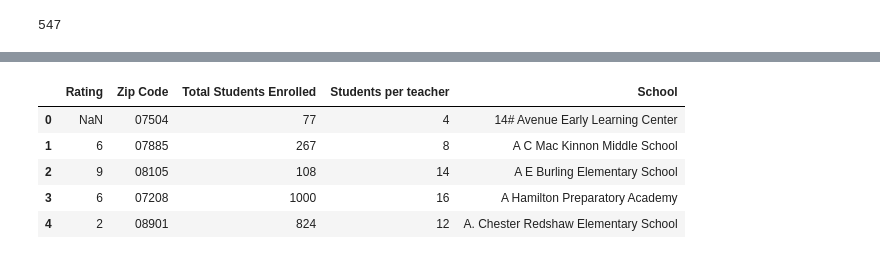
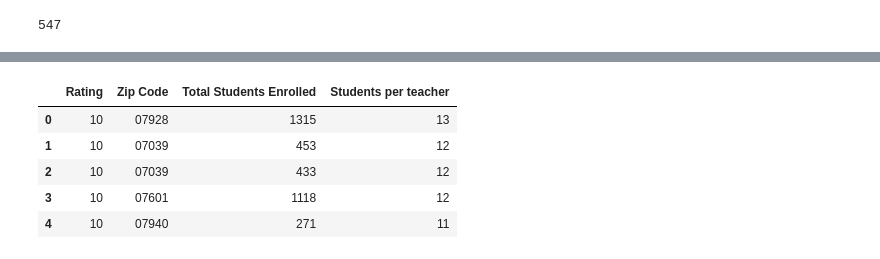
Before and after one commit to tlochan/ProjectOne, a Jupyter notebook: Data Cleaning.ipynb, the cells around one changed output, grey strips where cells are left out. Cells and saved outputs as stored; diff of their text form; code cells hidden in the pictures.

```diff
--- a/Data Cleaning.ipynb
+++ b/Data Cleaning.ipynb
@@ -74,13 +50,19 @@ Name: Rating, dtype: object
-# %%
-
-greatDf.head()
-# %% [output]
-|  | Rating | Zip Code | Total Students Enrolled | Students per teacher | School |
-| 0 | NaN | 07504 | 77 | 4 | 14# Avenue Early Learning Center |
-| 1 | 6 | 07885 | 267 | 8 | A C Mac Kinnon Middle School |
-| 2 | 9 | 08105 | 108 | 14 | A E Burling Elementary School |
-| 3 | 6 | 07208 | 1000 | 16 | A Hamilton Preparatory Academy |
-| 4 | 2 | 08901 | 824 | 12 | A. Chester Redshaw Elementary School |
+# %%
+great_path = Path("Schooldata.xlsx")
+greatDf = pd.read_excel(great_path)
+greatDf = greatDf[["Rating", "Zip Code", "Total Students Enrolled", "Students per teacher"]]
+greatDf = greatDf.astype({"Zip Code":str}, errors="raise")
+greatDf["Zip Code"] = [("0"+row) for row in greatDf["Zip Code"]]
+greatDf.head()
+#great_group_df = greatDf.groupby("Zip Code")
+#great_group_df["Rating"].mean()
+# %% [output]
+|  | Rating | Zip Code | Total Students Enrolled | Students per teacher |
+| 0 | 10 | 07928 | 1315 | 13 |
+| 1 | 10 | 07039 | 453 | 12 |
+| 2 | 10 | 07039 | 433 | 12 |
+| 3 | 10 | 07601 | 1118 | 12 |
+| 4 | 10 | 07940 | 271 | 11 |
 # %%
 mergeDf = pd.merge(nj_2020_df,greatDf,right_on="Zip Code",left_on="Zip Code", how="inner")
 mergeDf
```
Also changed, not shown: parts of 5 cells of this notebook.
